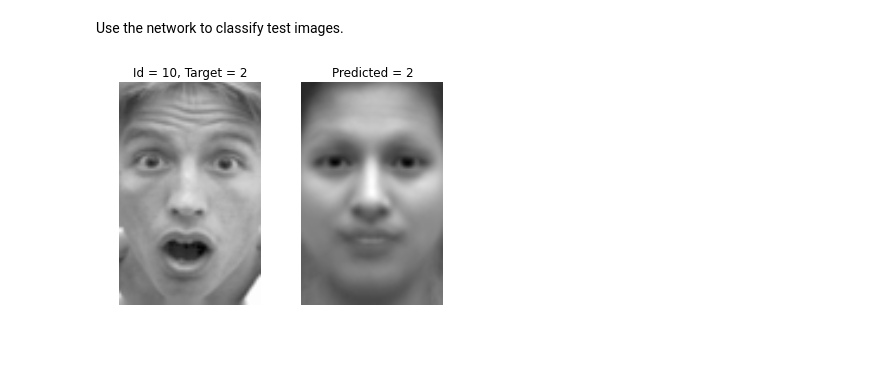
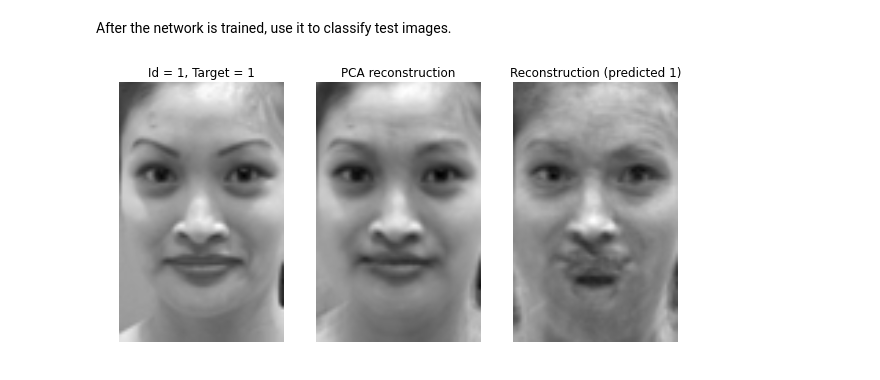
Before and after one commit to guruucsd/EigenfaceDemo, a Jupyter notebook: Backprop Demo.ipynb, the cells around one changed output. Cells and saved outputs as stored; diff of their text form; code cells hidden in the pictures; blank space fills up the shorter version.

```diff
--- a/Backprop Demo.ipynb
+++ b/Backprop Demo.ipynb
@@ -366,12 +12,0 @@ Load the dataset and write the routine to perform preprocessing (PCA).
-# %%
-import pickle
-dataset=pickle.load(open('cafe.pkl','r')) # or 'pofa.pkl' for POFA
-
-from numpy.linalg import svd
-def preprocess(data, n_components=10):
-    X=data.copy()
-    X_mean=X.mean(axis=0,keepdims=True)
-    X_std =X.std(axis=0,keepdims=True)
-    X-=X_mean
-    _,s,V=svd(X,compute_uv=True, full_matrices=False)
-    return dot(X, V[:n_components].T), X_mean, X_std, V
@@ -380 +19,5 @@ Now, let's define the neural network class.
+# %%
+import pickle
+
+dataset = pickle.load(open('data/cafe.pkl','r')) # or 'pofa.pkl'
 # %%
@@ -521,18 +179,21 @@ interact_manual(train_network,
 # %% [markdown]
-Use the network to classify test images.
+After the network is trained, use it to classify test images.
 # %%
-def plot_classification(n):
-    net = trained_nets['net']
-    f, axs = plt.subplots(1,2)
-    axs[0].imshow(dataset.images[n],cmap='gray')
-    axs[0].set_title('Id = %d, Target = %d' % (dataset.target[n], net.targets[n]))
+@interact
+def plot_classification(image_id=(0, dataset.images.shape[0]-1)):
+    global net
+    f, axs = plt.subplots(1,3, figsize=(10,5))
+    axs[0].imshow(dataset.images[image_id],cmap='gray')
+    axs[0].set_title('Id = %d, Target = %d' % (dataset.target[image_id], net.targets[image_id]))
     axs[0].axis('off')
 
-    prediction, reconstruction = net.predict(n)
-    axs[1].imshow(reconstruction.reshape(dataset.images.shape[1:]),cmap='gray')
-    axs[1].set_title('Predicted = %d' % prediction)
+    prediction, pca_r, hidden_r = net.predict(image_id)
+    axs[1].imshow(pca_r,cmap='gray')
+    axs[1].set_title('PCA reconstruction')
     axs[1].axis('off')
 
-interact(plot_classification, n=IntSliderWidget(max=dataset.images.shape[0]-1))
+    axs[2].imshow(hidden_r,cmap='gray')
+    axs[2].set_title('Reconstruction (predicted %d)' % prediction)
+    axs[2].axis('off')
 # %% [output]
-[figure, old version]
+[figure, new version]
```
Also changed, not shown: parts of 29 cells of this notebook, 1 other file.
